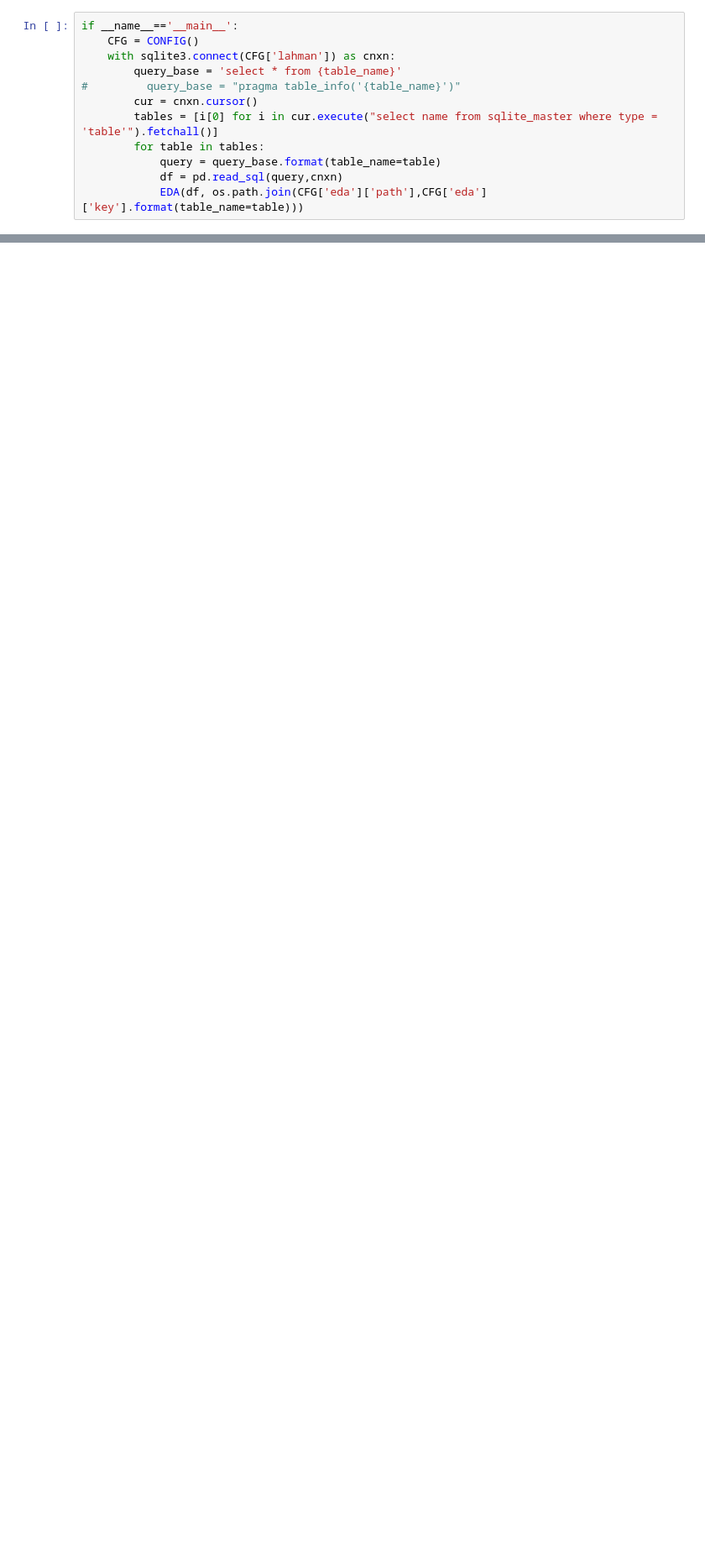
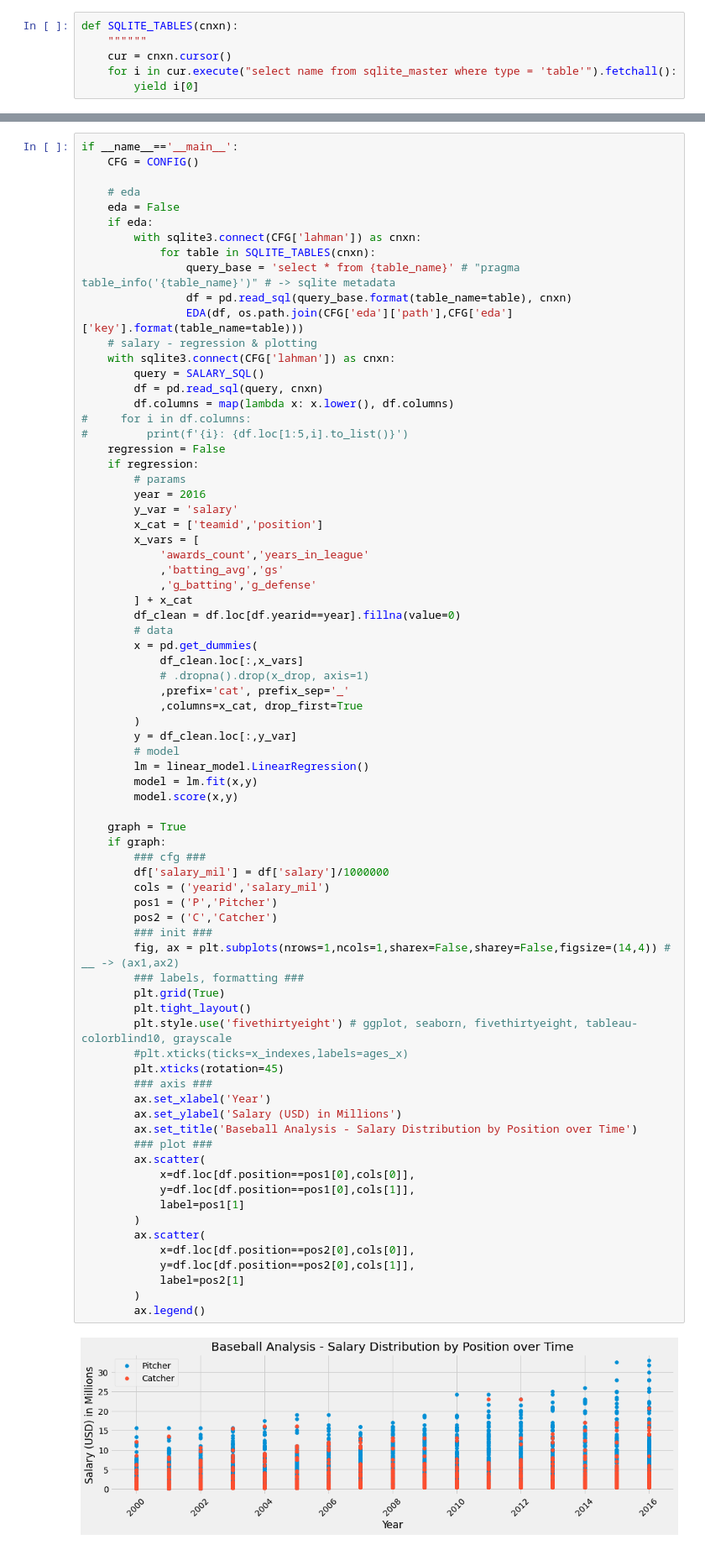
Before and after one commit to tsj7ww/folio, a Jupyter notebook: analysis/baseball/analysis.ipynb, the cells around one changed output, grey strips where cells are left out. Shown at 84% size. Drawn from its saved outputs; the diff is of its cells as text; blank space fills up the shorter version.

Commit message:
regression analysis and matplotlib data viz

```diff
--- a/analysis/baseball/analysis.ipynb
+++ b/analysis/baseball/analysis.ipynb
@@ -64,15 +67,9 @@ def EDA(df,f_out,n=10):
 
     with open(f_out,'w') as f:
         f.write(content)
-# %%
-if __name__=='__main__':
-    CFG = CONFIG()
-    with sqlite3.connect(CFG['lahman']) as cnxn:
-        query_base = 'select * from {table_name}'
-#         query_base = "pragma table_info('{table_name}')"
-        cur = cnxn.cursor()
-        tables = [i[0] for i in cur.execute("select name from sqlite_master where type = 'table'").fetchall()]
-        for table in tables:
-            query = query_base.format(table_name=table)
-            df = pd.read_sql(query,cnxn)
-            EDA(df, os.path.join(CFG['eda']['path'],CFG['eda']['key'].format(table_name=table)))
+# %%
+def SQLITE_TABLES(cnxn):
+    """"""
+    cur = cnxn.cursor()
+    for i in cur.execute("select name from sqlite_master where type = 'table'").fetchall():
+        yield i[0]
@@ -78,0 +128,77 @@ if __name__=='__main__':
+# %%
+if __name__=='__main__':
+    CFG = CONFIG()
+
+    # eda
+    eda = False
+    if eda:
+        with sqlite3.connect(CFG['lahman']) as cnxn:
+            for table in SQLITE_TABLES(cnxn):
+                query_base = 'select * from {table_name}' # "pragma table_info('{table_name}')" # -> sqlite metadata
+                df = pd.read_sql(query_base.format(table_name=table), cnxn)
+                EDA(df, os.path.join(CFG['eda']['path'],CFG['eda']['key'].format(table_name=table)))
+    # salary - regression & plotting
+    with sqlite3.connect(CFG['lahman']) as cnxn:
+        query = SALARY_SQL()
+        df = pd.read_sql(query, cnxn)
+        df.columns = map(lambda x: x.lower(), df.columns)
+#     for i in df.columns:
+#         print(f'{i}: {df.loc[1:5,i].to_list()}')
+    regression = False
+    if regression:
+        # params
+        year = 2016
+        y_var = 'salary'
+        x_cat = ['teamid','position']
+        x_vars = [
+            'awards_count','years_in_league'
+            ,'batting_avg','gs'
+            ,'g_batting','g_defense'
+        ] + x_cat
+        df_clean = df.loc[df.yearid==year].fillna(value=0)
+        # data
+        x = pd.get_dummies(
+            df_clean.loc[:,x_vars]
+            # .dropna().drop(x_drop, axis=1)
+            ,prefix='cat', prefix_sep='_'
+            ,columns=x_cat, drop_first=True
+        )
+        y = df_clean.loc[:,y_var]
+        # model
+        lm = linear_model.LinearRegression()
+        model = lm.fit(x,y)
+        model.score(x,y)
+
+    graph = True
+    if graph:
+        ### cfg ###
+        df['salary_mil'] = df['salary']/1000000
+        cols = ('yearid','salary_mil')
+        pos1 = ('P','Pitcher')
+        pos2 = ('C','Catcher')
+        ### init ###
+        fig, ax = plt.subplots(nrows=1,ncols=1,sharex=False,sharey=False,figsize=(14,4)) # __ -> (ax1,ax2)
+        ### labels, formatting ###
+        plt.grid(True)
+        plt.tight_layout()
+        plt.style.use('fivethirtyeight') # ggplot, seaborn, fivethirtyeight, tableau-colorblind10, grayscale
+        #plt.xticks(ticks=x_indexes,labels=ages_x)
+        plt.xticks(rotation=45)
+        ### axis ###
+        ax.set_xlabel('Year')
+        ax.set_ylabel('Salary (USD) in Millions')
+        ax.set_title('Baseball Analysis - Salary Distribution by Position over Time')
+        ### plot ###
+        ax.scatter(
+            x=df.loc[df.position==pos1[0],cols[0]],
+            y=df.loc[df.position==pos1[0],cols[1]],
+            label=pos1[1]
+        )
+        ax.scatter(
+            x=df.loc[df.position==pos2[0],cols[0]],
+            y=df.loc[df.position==pos2[0],cols[1]],
+            label=pos2[1]
+        )
+        ax.legend()
+# %% [output]
+[figure, added]
```
Also changed, not shown: parts of 3 cells of this notebook.
